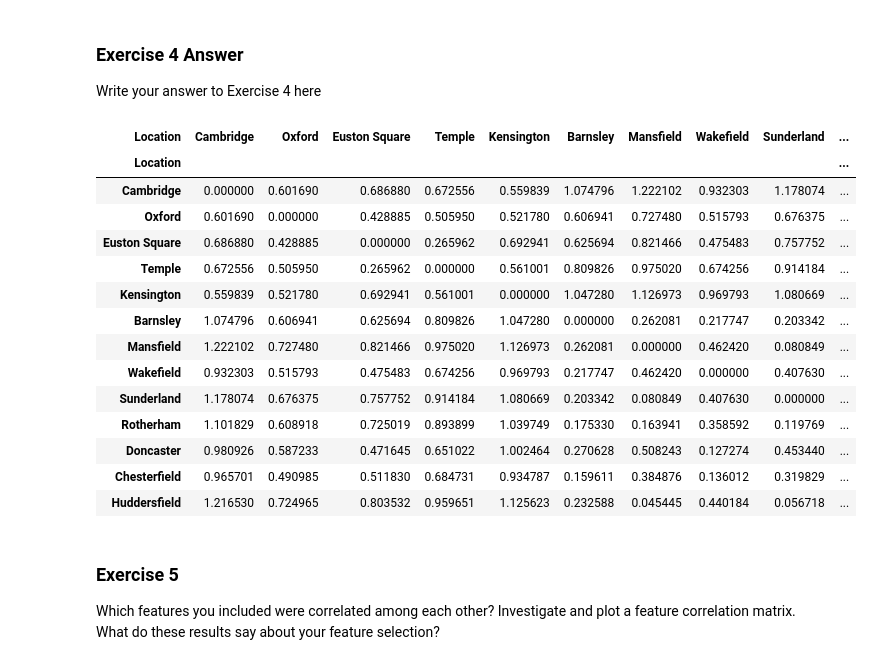
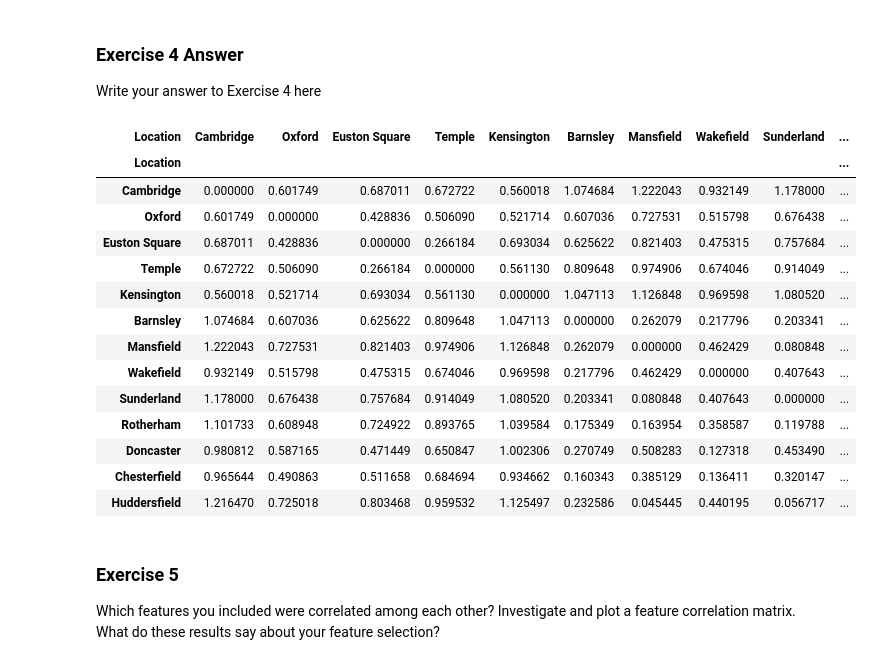
Before and after one commit to Var1377/vl331_ads_2024, a Jupyter notebook: _notebooks/02-access-assess-geospatial.ipynb, the cells around one changed output. Cells and saved outputs as stored; diff of their text form; code cells hidden in the pictures.

```diff
--- a/_notebooks/02-access-assess-geospatial.ipynb
+++ b/_notebooks/02-access-assess-geospatial.ipynb
@@ -595,33 +600,30 @@ clustering results.
 
 Write your answer to Exercise 4 here
 # %%
-# Normalise your dataframe and compute a distance matrix for the locations..
-
-import pandas as pd
 from sklearn.preprocessing import normalize
 from sklearn.metrics.pairwise import euclidean_distances
 
-normalised = normalize(poi_counts_df.select_dtypes(include=['number']))
+normalised = normalize(features)
 
 distances = euclidean_distances(normalised)
 distances_df = pd.DataFrame(distances, index=poi_counts_df.index, columns=poi_counts_df.index)
 distances_df
 # %% [output]
 | Location | Cambridge | Oxford | Euston Square | Temple | Kensington | Barnsley | Mansfield | Wakefield | Sunderland | ... |
 | Location |  |  |  |  |  |  |  |  |  | ... |
-| Cambridge | 0.000000 | 0.601690 | 0.686880 | 0.672556 | 0.559839 | 1.074796 | 1.222102 | 0.932303 | 1.178074 | ... |
-| Oxford | 0.601690 | 0.000000 | 0.428885 | 0.505950 | 0.521780 | 0.606941 | 0.727480 | 0.515793 | 0.676375 | ... |
-| Euston Square | 0.686880 | 0.428885 | 0.000000 | 0.265962 | 0.692941 | 0.625694 | 0.821466 | 0.475483 | 0.757752 | ... |
-| Temple | 0.672556 | 0.505950 | 0.265962 | 0.000000 | 0.561001 | 0.809826 | 0.975020 | 0.674256 | 0.914184 | ... |
-| Kensington | 0.559839 | 0.521780 | 0.692941 | 0.561001 | 0.000000 | 1.047280 | 1.126973 | 0.969793 | 1.080669 | ... |
-| Barnsley | 1.074796 | 0.606941 | 0.625694 | 0.809826 | 1.047280 | 0.000000 | 0.262081 | 0.217747 | 0.203342 | ... |
-| Mansfield | 1.222102 | 0.727480 | 0.821466 | 0.975020 | 1.126973 | 0.262081 | 0.000000 | 0.462420 | 0.080849 | ... |
-| Wakefield | 0.932303 | 0.515793 | 0.475483 | 0.674256 | 0.969793 | 0.217747 | 0.462420 | 0.000000 | 0.407630 | ... |
-| Sunderland | 1.178074 | 0.676375 | 0.757752 | 0.914184 | 1.080669 | 0.203342 | 0.080849 | 0.407630 | 0.000000 | ... |
-| Rotherham | 1.101829 | 0.608918 | 0.725019 | 0.893899 | 1.039749 | 0.175330 | 0.163941 | 0.358592 | 0.119769 | ... |
-| Doncaster | 0.980926 | 0.587233 | 0.471645 | 0.651022 | 1.002464 | 0.270628 | 0.508243 | 0.127274 | 0.453440 | ... |
-| Chesterfield | 0.965701 | 0.490985 | 0.511830 | 0.684731 | 0.934787 | 0.159611 | 0.384876 | 0.136012 | 0.319829 | ... |
-| Huddersfield | 1.216530 | 0.724965 | 0.803532 | 0.959651 | 1.125623 | 0.232588 | 0.045445 | 0.440184 | 0.056718 | ... |
+| Cambridge | 0.000000 | 0.601749 | 0.687011 | 0.672722 | 0.560018 | 1.074684 | 1.222043 | 0.932149 | 1.178000 | ... |
+| Oxford | 0.601749 | 0.000000 | 0.428836 | 0.506090 | 0.521714 | 0.607036 | 0.727531 | 0.515798 | 0.676438 | ... |
+| Euston Square | 0.687011 | 0.428836 | 0.000000 | 0.266184 | 0.693034 | 0.625622 | 0.821403 | 0.475315 | 0.757684 | ... |
+| Temple | 0.672722 | 0.506090 | 0.266184 | 0.000000 | 0.561130 | 0.809648 | 0.974906 | 0.674046 | 0.914049 | ... |
+| Kensington | 0.560018 | 0.521714 | 0.693034 | 0.561130 | 0.000000 | 1.047113 | 1.126848 | 0.969598 | 1.080520 | ... |
+| Barnsley | 1.074684 | 0.607036 | 0.625622 | 0.809648 | 1.047113 | 0.000000 | 0.262079 | 0.217796 | 0.203341 | ... |
+| Mansfield | 1.222043 | 0.727531 | 0.821403 | 0.974906 | 1.126848 | 0.262079 | 0.000000 | 0.462429 | 0.080848 | ... |
+| Wakefield | 0.932149 | 0.515798 | 0.475315 | 0.674046 | 0.969598 | 0.217796 | 0.462429 | 0.000000 | 0.407643 | ... |
+| Sunderland | 1.178000 | 0.676438 | 0.757684 | 0.914049 | 1.080520 | 0.203341 | 0.080848 | 0.407643 | 0.000000 | ... |
+| Rotherham | 1.101733 | 0.608948 | 0.724922 | 0.893765 | 1.039584 | 0.175349 | 0.163954 | 0.358587 | 0.119788 | ... |
+| Doncaster | 0.980812 | 0.587165 | 0.471449 | 0.650847 | 1.002306 | 0.270749 | 0.508283 | 0.127318 | 0.453490 | ... |
+| Chesterfield | 0.965644 | 0.490863 | 0.511658 | 0.684694 | 0.934662 | 0.160343 | 0.385129 | 0.136411 | 0.320147 | ... |
+| Huddersfield | 1.216470 | 0.725018 | 0.803468 | 0.959532 | 1.125497 | 0.232586 | 0.045445 | 0.440195 | 0.056717 | ... |
 # %% [markdown]
 ### Exercise 5
 
```
Also changed, not shown: parts of 12 cells of this notebook.
